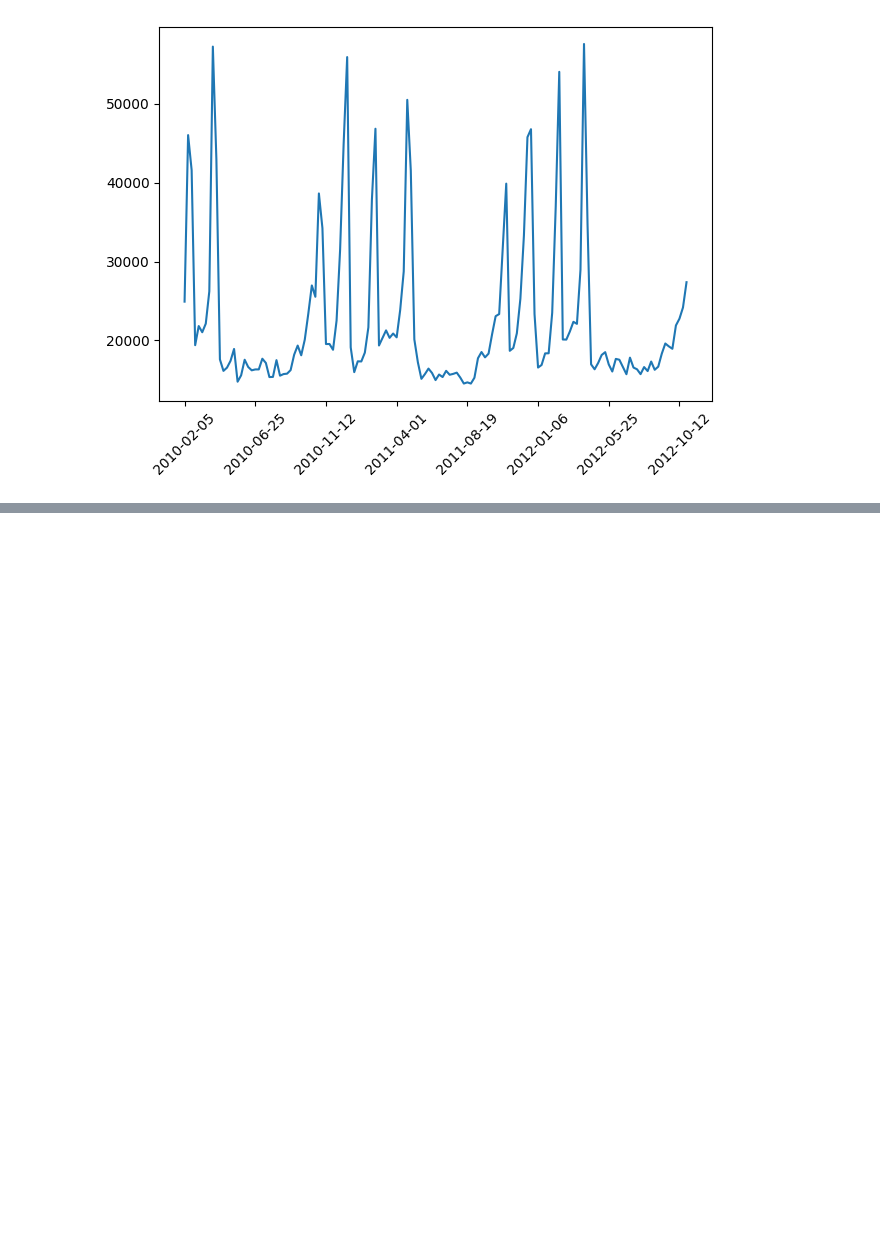
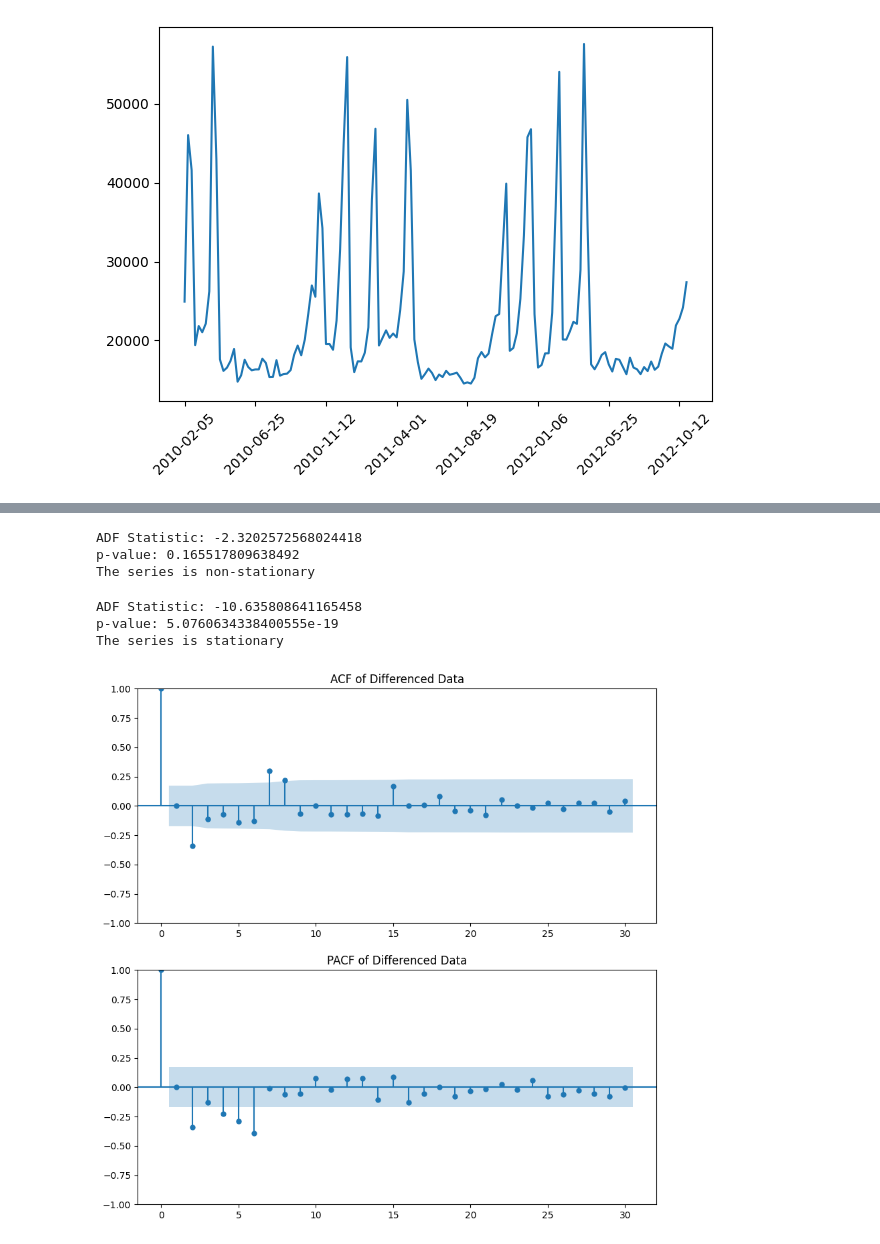
Before and after one commit to AdiJoost/TimeSeriesAnalysis, a Jupyter notebook: dataExploration.ipynb, the cells around one changed output, grey strips where cells are left out. Saved outputs shown, nothing was run; the diff lists cells and outputs as text; code cells hidden in the pictures; blank space fills up the shorter version.

```diff
--- a/dataExploration.ipynb
+++ b/dataExploration.ipynb
@@ -152,0 +174,25 @@ plotSomething(storeOne, "Weekly_Sales")
+# %%
+test_adf(storeOne_train["Weekly_Sales"])
+# %% [output]
+ADF Statistic: -2.3202572568024418
+p-value: 0.165517809638492
+The series is non-stationary
+# %%
+#differentiating
+sales_diff = storeOne_train["Weekly_Sales"].diff().dropna()
+test_adf(sales_diff)
+#Is stationary -> d = 1
+# %% [output]
+ADF Statistic: -10.635808641165458
+p-value: 5.0760634338400555e-19
+The series is stationary
+# %%
+from statsmodels.graphics.tsaplots import plot_acf, plot_pacf
+
+# Plot ACF and PACF
+fig, ax = plt.subplots(2, 1, figsize=(10, 10))
+plot_acf(sales_diff, lags=30, ax=ax[0], title='ACF of Differenced Data')
+plot_pacf(sales_diff, lags=30, ax=ax[1], title='PACF of Differenced Data')
+plt.show()
+# %% [output]
+[figure, added]
```
Also changed, not shown: parts of 9 cells of this notebook, 14 other files.
